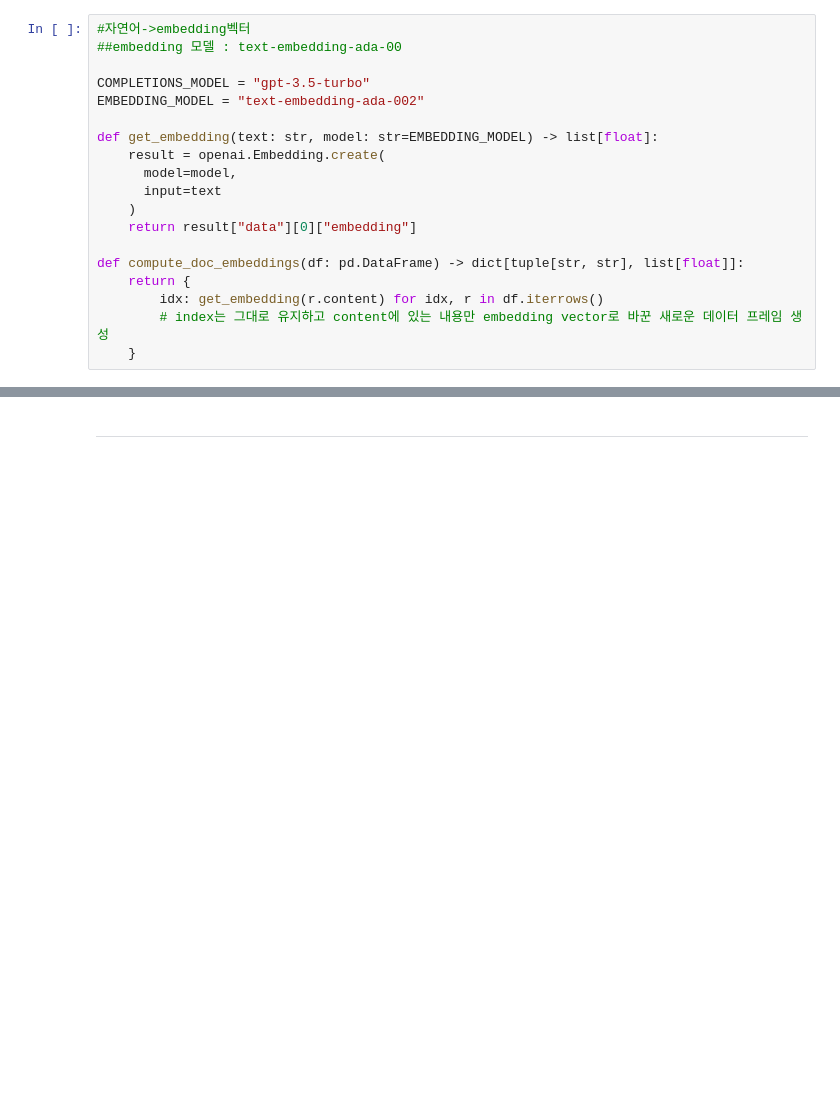
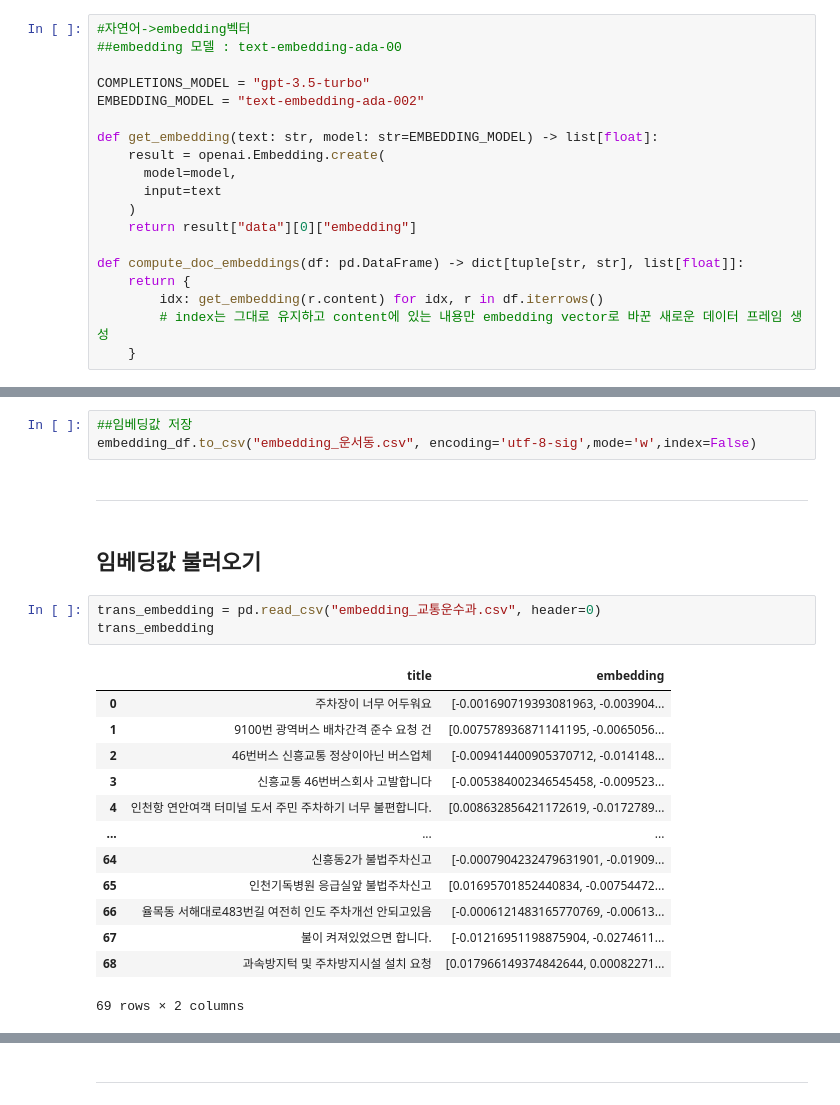
Before and after one commit to 2hy03/Civil_Complaint, a Jupyter notebook: gpt_test.ipynb, the cells around one changed output, grey strips where cells are left out. Drawn from its saved outputs; the diff is of its cells as text; blank space fills up the shorter version.

```diff
--- a/gpt_test.ipynb
+++ b/gpt_test.ipynb
@@ -254,0 +246,24 @@ print(f"{example_entry[0]} : {example_entry[1][:5]}... ({len(example_entry[1])}
+# %%
+##임베딩값 저장
+embedding_df.to_csv("embedding_운서동.csv", encoding='utf-8-sig',mode='w',index=False)
+# %% [markdown]
+---
+# %% [markdown]
+## 임베딩값 불러오기
+# %%
+trans_embedding = pd.read_csv("embedding_교통운수과.csv", header=0)
+trans_embedding
+# %% [output]
+|  | title | embedding |
+| 0 | 주차장이 너무 어두워요 | [-0.001690719393081963, -0.003904... |
+| 1 | 9100번 광역버스 배차간격 준수 요청 건 | [0.007578936871141195, -0.0065056... |
+| 2 | 46번버스 신흥교통 정상이아닌 버스업체 | [-0.009414400905370712, -0.014148... |
+| 3 | 신흥교통 46번버스회사 고발합니다 | [-0.005384002346545458, -0.009523... |
+| 4 | 인천항 연안여객 터미널 도서 주민 주차하기 너무 불편합니다. | [0.008632856421172619, -0.0172789... |
+| ... | ... | ... |
+| 64 | 신흥동2가 불법주차신고 | [-0.0007904232479631901, -0.01909... |
+| 65 | 인천기독병원 응급실앞 불법주차신고 | [0.01695701852440834, -0.00754472... |
+| 66 | 율목동 서해대로483번길 여전히 인도 주차개선 안되고있음 | [-0.0006121483165770769, -0.00613... |
+| 67 | 불이 켜져있었으면 합니다. | [-0.01216951198875904, -0.0274611... |
+| 68 | 과속방지턱 및 주차방지시설 설치 요청 | [0.017966149374842644, 0.00082271... |
+69 rows × 2 columns
```
Also changed, not shown: parts of 21 cells of this notebook.
